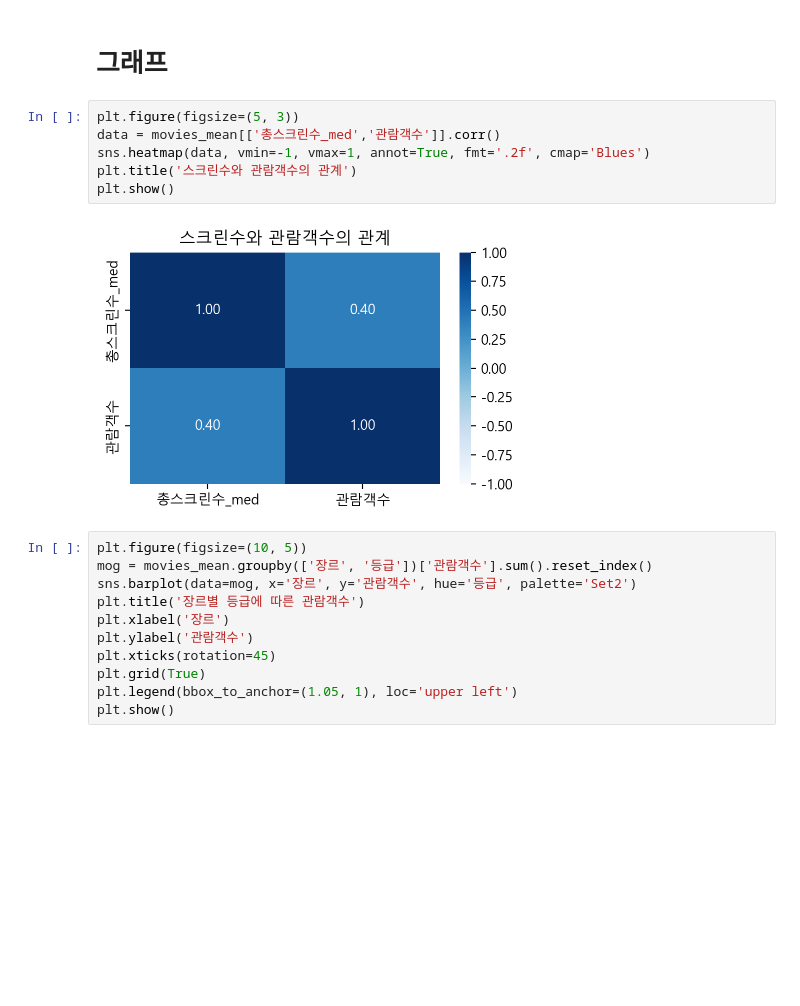
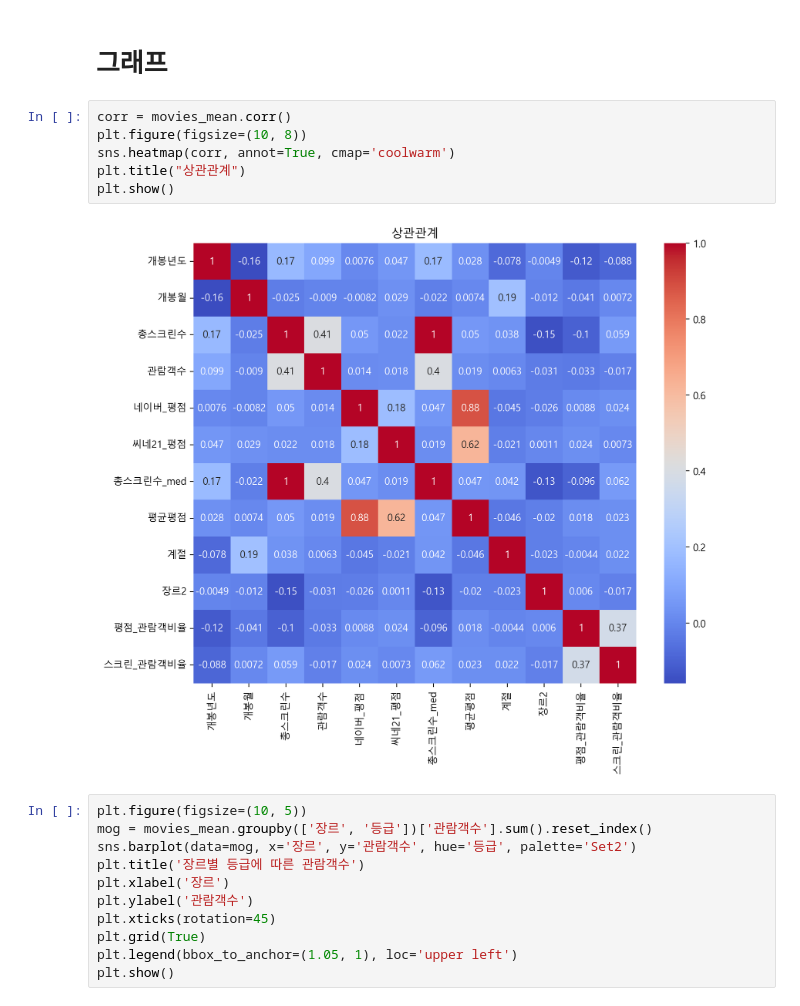
Before and after one commit to yeonhwa88/1stPersonalProject, a Jupyter notebook: movie_project.ipynb, the cells around one changed output. Cells and saved outputs as stored; diff of their text form; blank space fills up the shorter version.

```diff
--- a/movie_project.ipynb
+++ b/movie_project.ipynb
@@ -501,13 +467,13 @@ movies_mean['평균평점'] = (movies_mean['네이버_평점']+movies_mean['씨
 # %% [markdown]
 # 그래프
 # %%
-plt.figure(figsize=(5, 3))
-data = movies_mean[['총스크린수_med','관람객수']].corr()
-sns.heatmap(data, vmin=-1, vmax=1, annot=True, fmt='.2f', cmap='Blues')
-plt.title('스크린수와 관람객수의 관계')
+corr = movies_mean.corr()
+plt.figure(figsize=(10, 8))
+sns.heatmap(corr, annot=True, cmap='coolwarm')
+plt.title("상관관계")
 plt.show()
 # %% [output]
-[figure, old version]
+[figure, new version]
 # %%
 plt.figure(figsize=(10, 5))
 mog = movies_mean.groupby(['장르', '등급'])['관람객수'].sum().reset_index()
```
Also changed, not shown: parts of 37 cells of this notebook, 4 other files.
